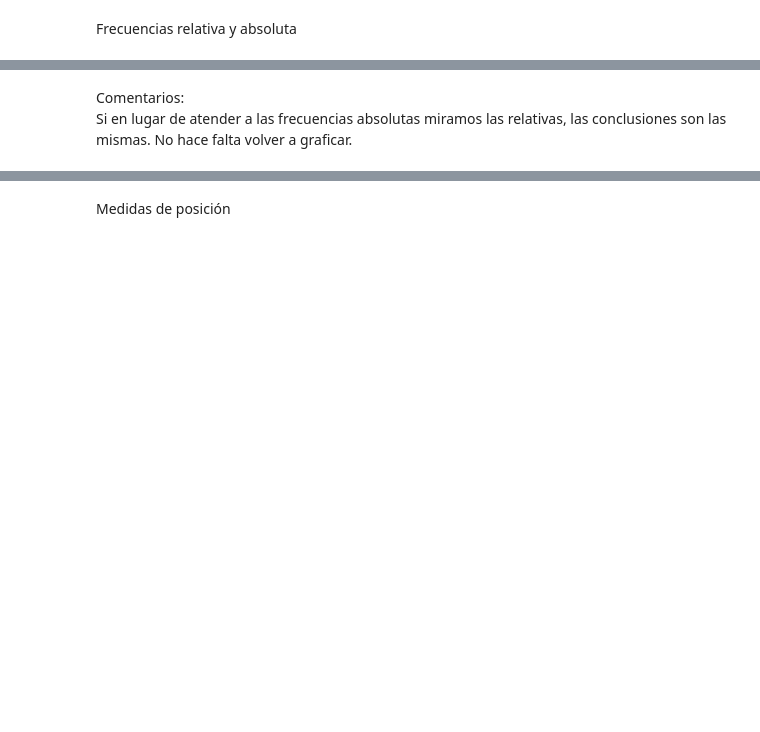
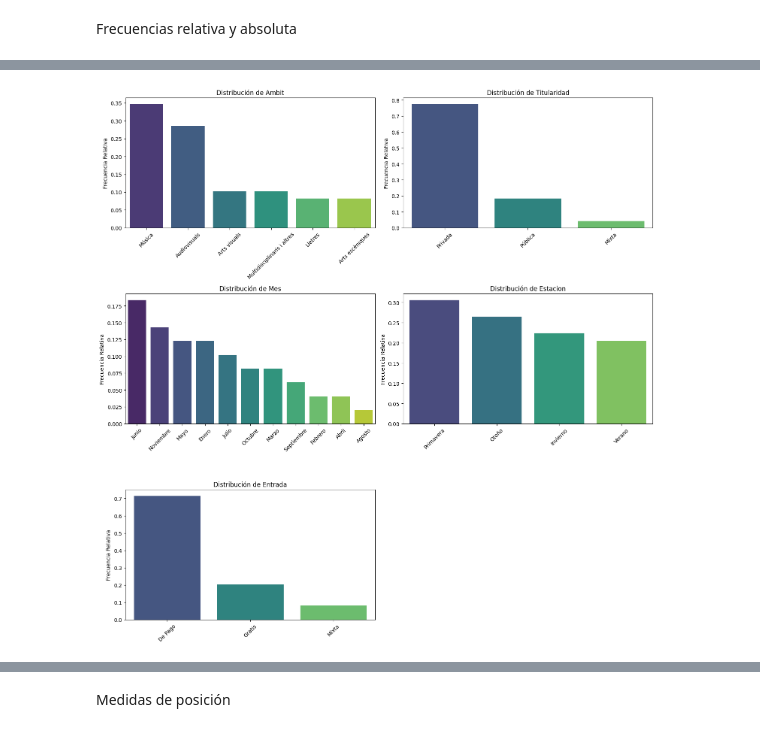
Before and after one commit to marosor/ONLINE_DS_THEBRIDGE_marosor, a Jupyter notebook: EDA/8_analisis_2017.ipynb, the cells around one changed output, grey strips where cells are left out. Cells and saved outputs as stored; diff of their text form; code cells hidden in the pictures; blank space fills up the shorter version.

```diff
--- a/EDA/8_analisis_2017.ipynb
+++ b/EDA/8_analisis_2017.ipynb
@@ -240,4 +233,5 @@ Verano       20.408163
 Name: count, dtype: float64
-# %% [markdown]
-Comentarios:<br>
-Si en lugar de atender a las frecuencias absolutas miramos las relativas, las conclusiones son las mismas. No hace falta volver a graficar.
+# %%
+pinta_distribucion_categoricas(festivales_bcn_17, categoricas_destacadas, relativa = True)
+# %% [output]
+[figure, added]
```
Also changed, not shown: parts of 16 cells of this notebook, 20 other files.
